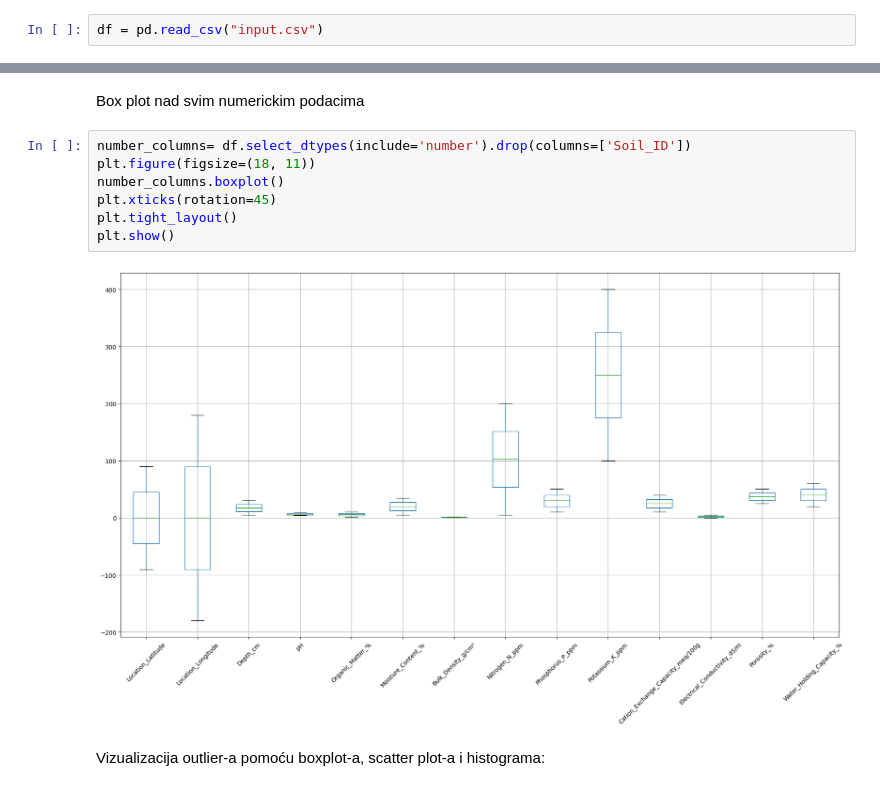
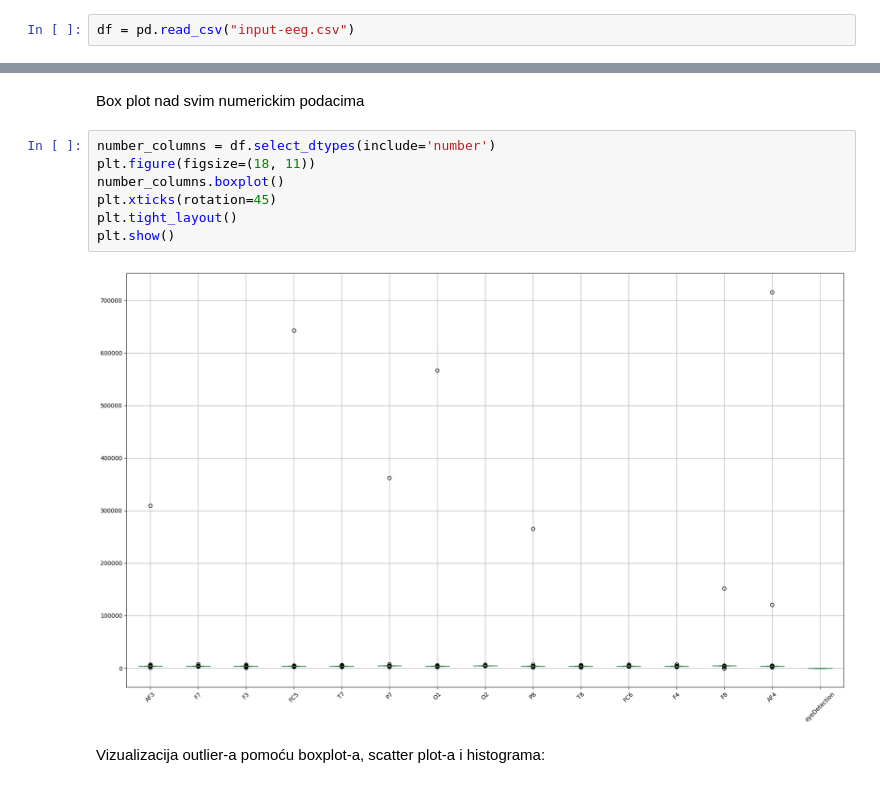
Before and after one commit to bazlooka/elfak-machine-learning, a Jupyter notebook: project 1/notebook.ipynb, the cells around one changed output, grey strips where cells are left out. Drawn from its saved outputs; the diff is of its cells as text.

```diff
--- a/project 1/notebook.ipynb
+++ b/project 1/notebook.ipynb
@@ -26,5 +25,5 @@ warnings.filterwarnings('ignore')
 # %%
-df = pd.read_csv("input.csv")
+df = pd.read_csv("input-eeg.csv")
 # %% [markdown]
 ## 1. Analiza podataka
 # %%
@@ -116,14 +104,14 @@ df = df.drop_duplicates()
 # %% [markdown]
 Box plot nad svim numerickim podacima
 # %%
-number_columns= df.select_dtypes(include='number').drop(columns=['Soil_ID'])
+number_columns = df.select_dtypes(include='number')
 plt.figure(figsize=(18, 11))
 number_columns.boxplot()
 plt.xticks(rotation=45)
 plt.tight_layout()
 plt.show()
 # %% [output]
-[figure, old version]
+[figure, new version]
 # %% [markdown]
 Vizualizacija outlier-a pomoću boxplot-a, scatter plot-a i histograma:
 # %%
```
Also changed, not shown: parts of 23 cells of this notebook, 3 other files.
